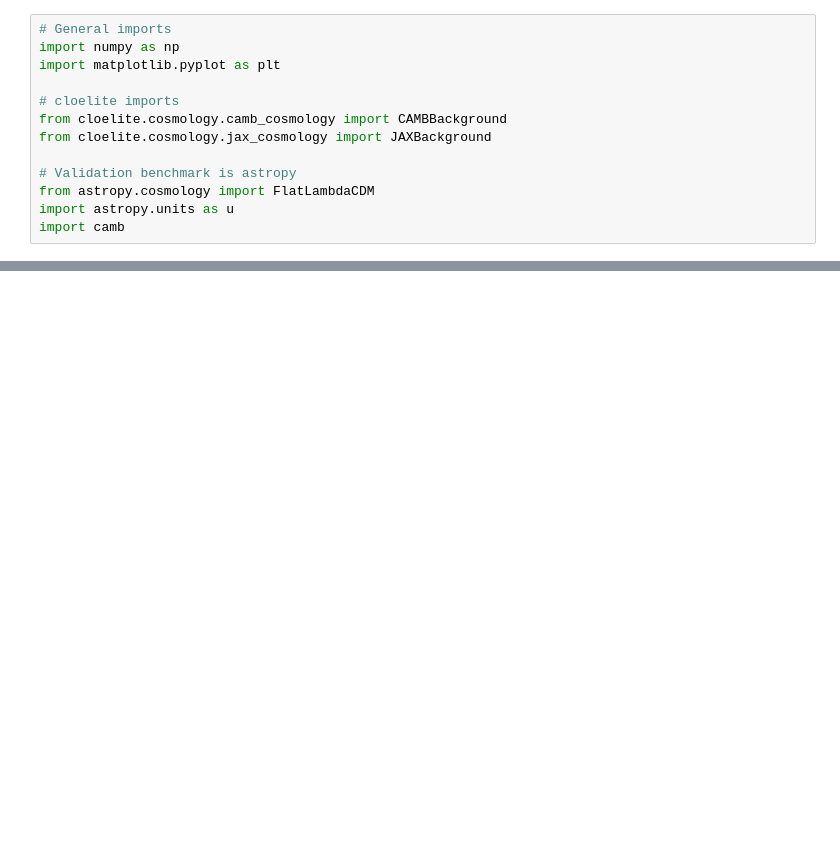
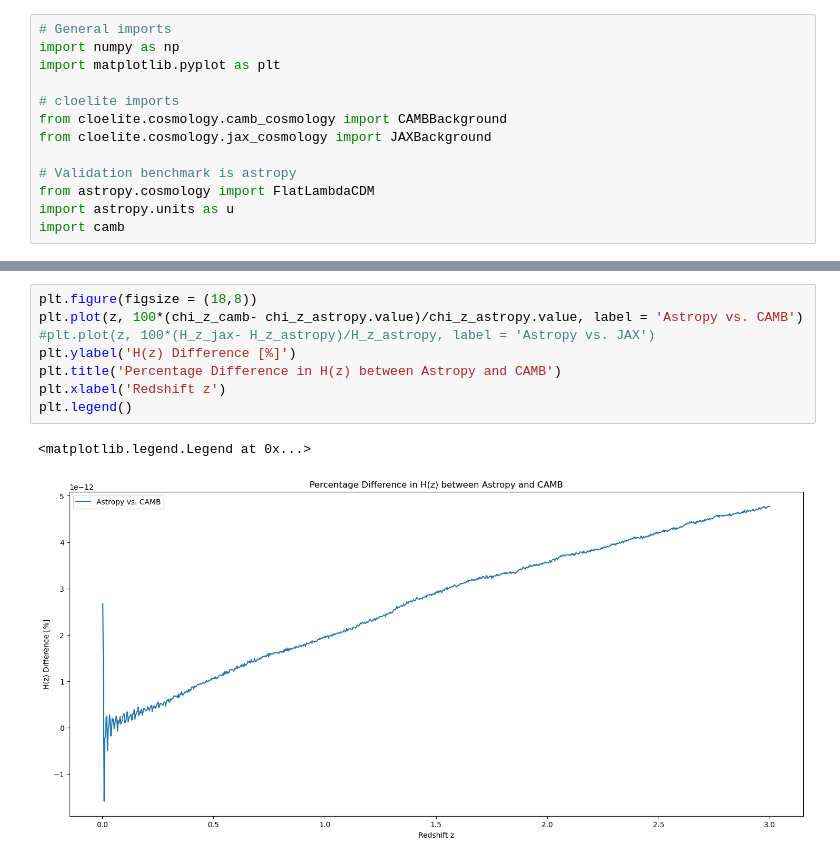
Before and after one commit to cloe-org/cloelib, a Jupyter notebook: notebooks/cosmology/cosmology_validation.ipynb, the cells around one changed output, grey strips where cells are left out. Drawn from its saved outputs; the diff is of its cells as text; blank space fills up the shorter version.

```diff
--- a/notebooks/cosmology/cosmology_validation.ipynb
+++ b/notebooks/cosmology/cosmology_validation.ipynb
@@ -53,0 +79,11 @@ plt.legend()
+# %%
+plt.figure(figsize = (18,8))
+plt.plot(z, 100*(chi_z_camb- chi_z_astropy.value)/chi_z_astropy.value, label = 'Astropy vs. CAMB')
+#plt.plot(z, 100*(H_z_jax- H_z_astropy)/H_z_astropy, label = 'Astropy vs. JAX')
+plt.ylabel('H(z) Difference [%]')
+plt.title('Percentage Difference in H(z) between Astropy and CAMB')
+plt.xlabel('Redshift z')
+plt.legend()
+# %% [output]
+<matplotlib.legend.Legend at 0x...>
+[figure, added]
```
Also changed, not shown: parts of 3 cells of this notebook, 3 other files.
